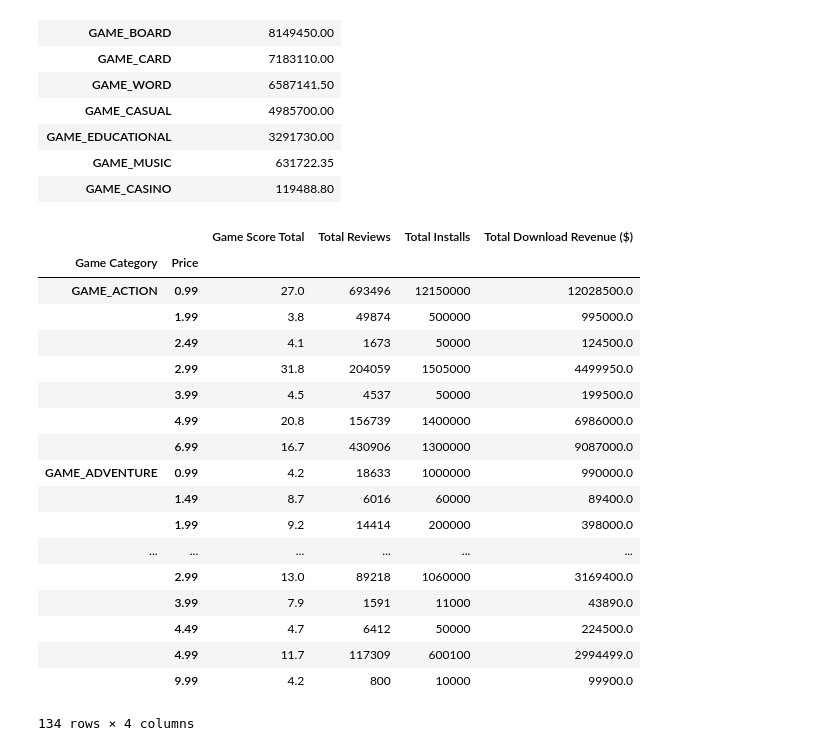
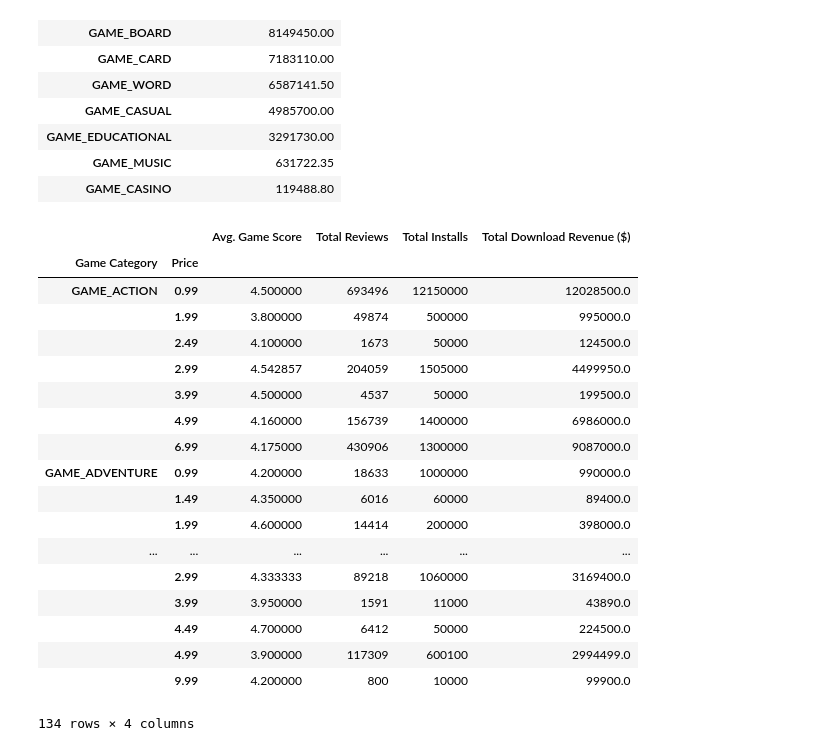
Before and after one commit to EmmanuelFabre/Play_Store_Analysis, a Jupyter notebook: Master Data Frame.ipynb, the cells around one changed output. Cells and saved outputs as stored; diff of their text form; code cells hidden in the pictures.

```diff
--- a/Master Data Frame.ipynb
+++ b/Master Data Frame.ipynb
@@ -219,29 +219,30 @@ group_sums
 | GAME_MUSIC | 631722.35 |
 | GAME_CASINO | 119488.80 |
 # %%
-# Totals grouped by price and category
+# Totals grouped by price and category, with average game score grouped by category & price.
 price_sums = games_df.groupby(['Game Category','Price']).sum()
-price_sums.columns = ['Game Score Total', 'Total Reviews', 'Total Installs', 'Total Download Revenue ($)']
+price_sums.columns = ['Avg. Game Score', 'Total Reviews', 'Total Installs', 'Total Download Revenue ($)']
+price_sums['Avg. Game Score'] = games_df.groupby(['Game Category','Price']).mean()
 price_sums
 # %% [output]
-|  |  | Game Score Total | Total Reviews | Total Installs | Total Download Revenue ($) |
+|  |  | Avg. Game Score | Total Reviews | Total Installs | Total Download Revenue ($) |
 | Game Category | Price |  |  |  |  |
-| GAME_ACTION | 0.99 | 27.0 | 693496 | 12150000 | 12028500.0 |
-|  | 1.99 | 3.8 | 49874 | 500000 | 995000.0 |
-|  | 2.49 | 4.1 | 1673 | 50000 | 124500.0 |
-|  | 2.99 | 31.8 | 204059 | 1505000 | 4499950.0 |
-|  | 3.99 | 4.5 | 4537 | 50000 | 199500.0 |
-|  | 4.99 | 20.8 | 156739 | 1400000 | 6986000.0 |
-|  | 6.99 | 16.7 | 430906 | 1300000 | 9087000.0 |
-| GAME_ADVENTURE | 0.99 | 4.2 | 18633 | 1000000 | 990000.0 |
-|  | 1.49 | 8.7 | 6016 | 60000 | 89400.0 |
-|  | 1.99 | 9.2 | 14414 | 200000 | 398000.0 |
+| GAME_ACTION | 0.99 | 4.500000 | 693496 | 12150000 | 12028500.0 |
+|  | 1.99 | 3.800000 | 49874 | 500000 | 995000.0 |
+|  | 2.49 | 4.100000 | 1673 | 50000 | 124500.0 |
+|  | 2.99 | 4.542857 | 204059 | 1505000 | 4499950.0 |
+|  | 3.99 | 4.500000 | 4537 | 50000 | 199500.0 |
+|  | 4.99 | 4.160000 | 156739 | 1400000 | 6986000.0 |
+|  | 6.99 | 4.175000 | 430906 | 1300000 | 9087000.0 |
+| GAME_ADVENTURE | 0.99 | 4.200000 | 18633 | 1000000 | 990000.0 |
+|  | 1.49 | 4.350000 | 6016 | 60000 | 89400.0 |
+|  | 1.99 | 4.600000 | 14414 | 200000 | 398000.0 |
 | ... | ... | ... | ... | ... | ... |
-|  | 2.99 | 13.0 | 89218 | 1060000 | 3169400.0 |
-|  | 3.99 | 7.9 | 1591 | 11000 | 43890.0 |
-|  | 4.49 | 4.7 | 6412 | 50000 | 224500.0 |
-|  | 4.99 | 11.7 | 117309 | 600100 | 2994499.0 |
-|  | 9.99 | 4.2 | 800 | 10000 | 99900.0 |
+|  | 2.99 | 4.333333 | 89218 | 1060000 | 3169400.0 |
+|  | 3.99 | 3.950000 | 1591 | 11000 | 43890.0 |
+|  | 4.49 | 4.700000 | 6412 | 50000 | 224500.0 |
+|  | 4.99 | 3.900000 | 117309 | 600100 | 2994499.0 |
+|  | 9.99 | 4.200000 | 800 | 10000 | 99900.0 |
 134 rows × 4 columns
 # %%
 # Export the dataframes to a csv file for reference
```
Also changed, not shown: 1 other file.
